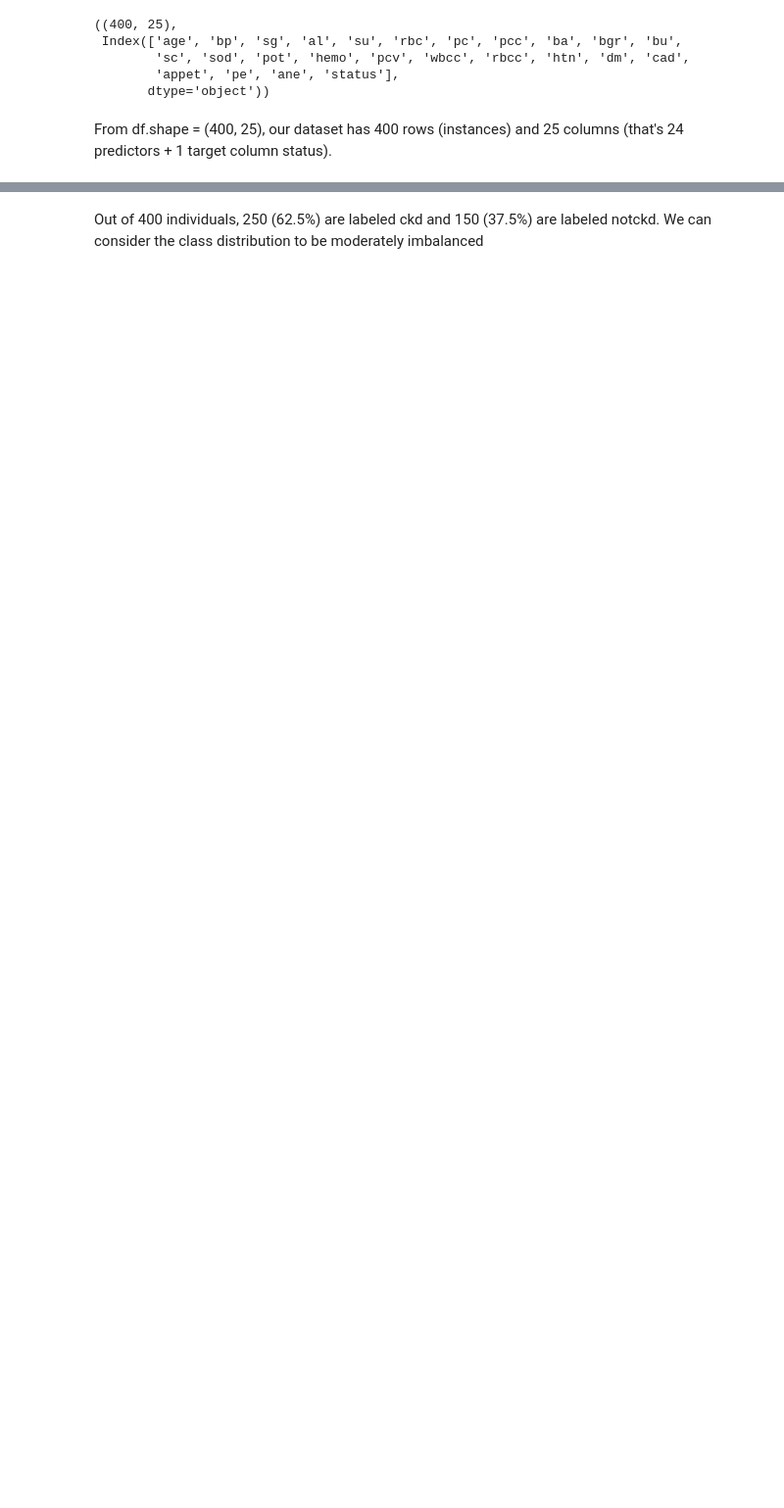
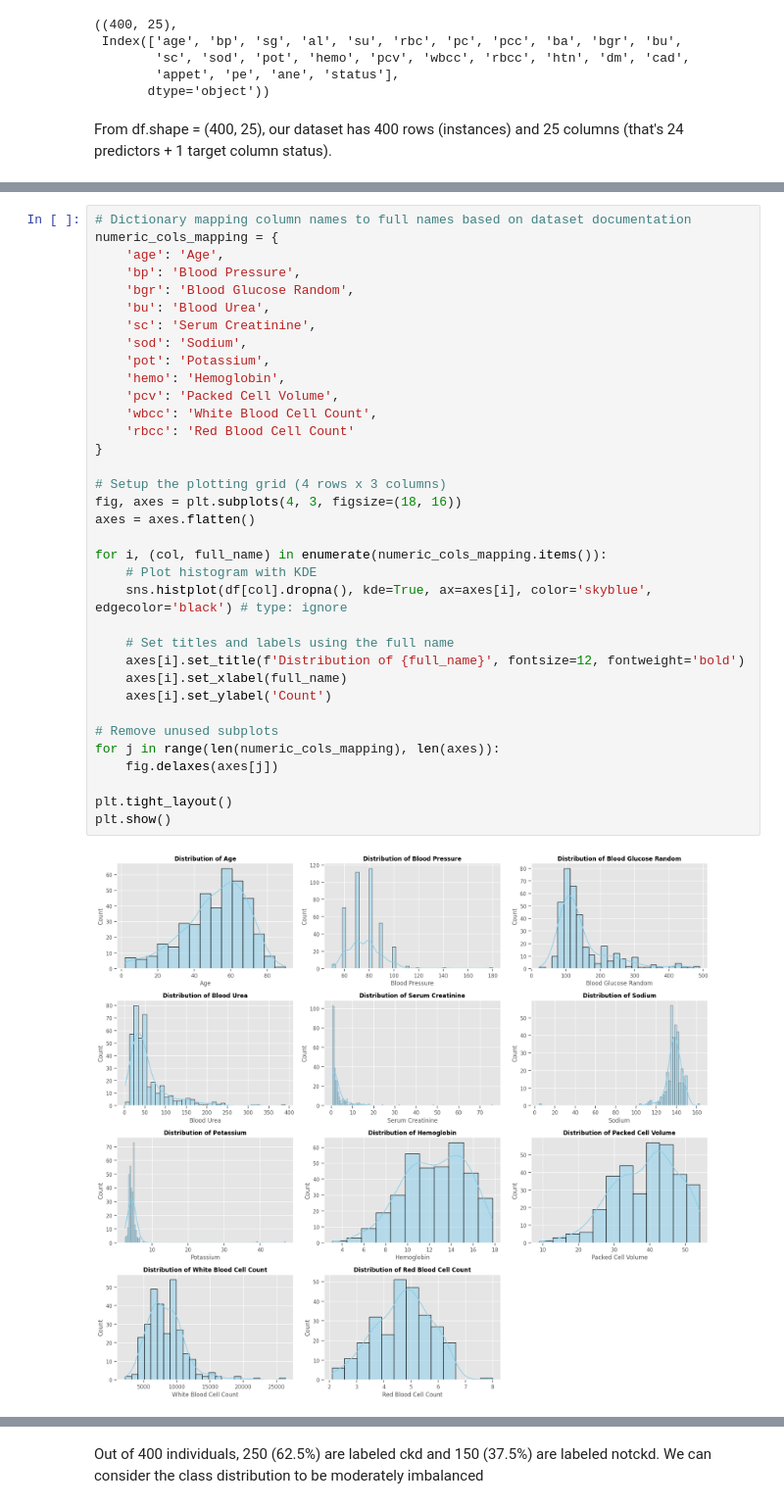
Before and after one commit to gitxnav/SP-Final-Project, a Jupyter notebook: src/notebooks/FinalProjectSP_Nav.ipynb, the cells around one changed output, grey strips where cells are left out. Shown at 98% size. Drawn from its saved outputs; the diff is of its cells as text; blank space fills up the shorter version.

```diff
--- a/src/notebooks/FinalProjectSP_Nav.ipynb
+++ b/src/notebooks/FinalProjectSP_Nav.ipynb
@@ -90,0 +159,37 @@ df.describe()
+# %%
+# Dictionary mapping column names to full names based on dataset documentation
+numeric_cols_mapping = {
+    'age': 'Age',
+    'bp': 'Blood Pressure',
+    'bgr': 'Blood Glucose Random',
+    'bu': 'Blood Urea',
+    'sc': 'Serum Creatinine',
+    'sod': 'Sodium',
+    'pot': 'Potassium',
+    'hemo': 'Hemoglobin',
+    'pcv': 'Packed Cell Volume',
+    'wbcc': 'White Blood Cell Count',
+    'rbcc': 'Red Blood Cell Count'
+}
+
+# Setup the plotting grid (4 rows x 3 columns)
+fig, axes = plt.subplots(4, 3, figsize=(18, 16))
+axes = axes.flatten()
+
+for i, (col, full_name) in enumerate(numeric_cols_mapping.items()):
+    # Plot histogram with KDE
+    sns.histplot(df[col].dropna(), kde=True, ax=axes[i], color='skyblue', edgecolor='black') # type: ignore
+
+    # Set titles and labels using the full name
+    axes[i].set_title(f'Distribution of {full_name}', fontsize=12, fontweight='bold')
+    axes[i].set_xlabel(full_name)
+    axes[i].set_ylabel('Count')
+
+# Remove unused subplots
+for j in range(len(numeric_cols_mapping), len(axes)):
+    fig.delaxes(axes[j])
+
+plt.tight_layout()
+plt.show()
+# %% [output]
+[figure, added]
```
Also changed, not shown: parts of 106 cells of this notebook, 2 other files.
